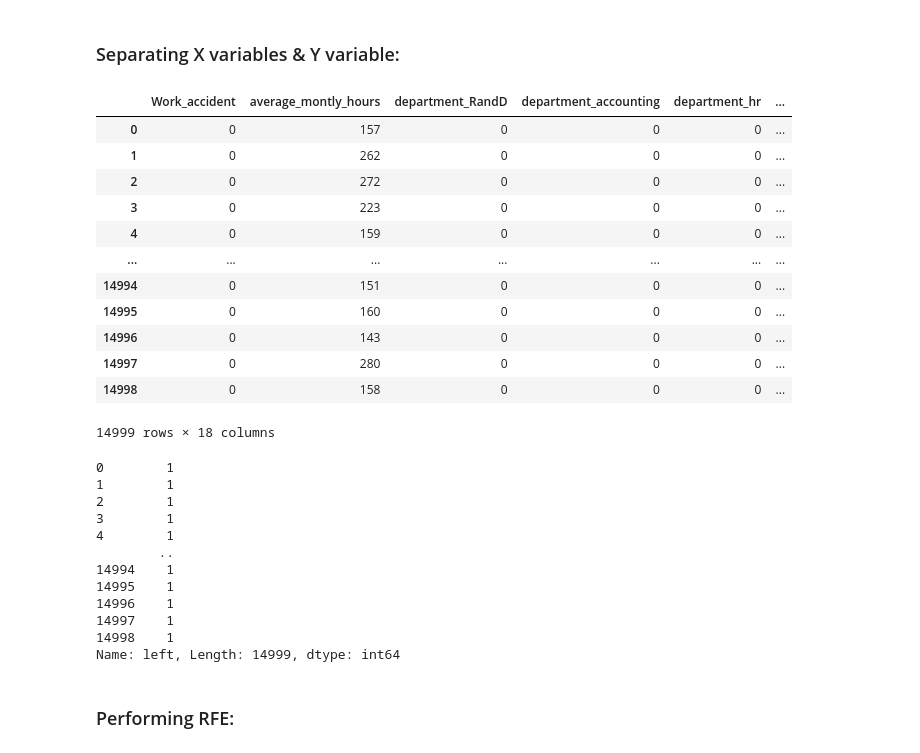
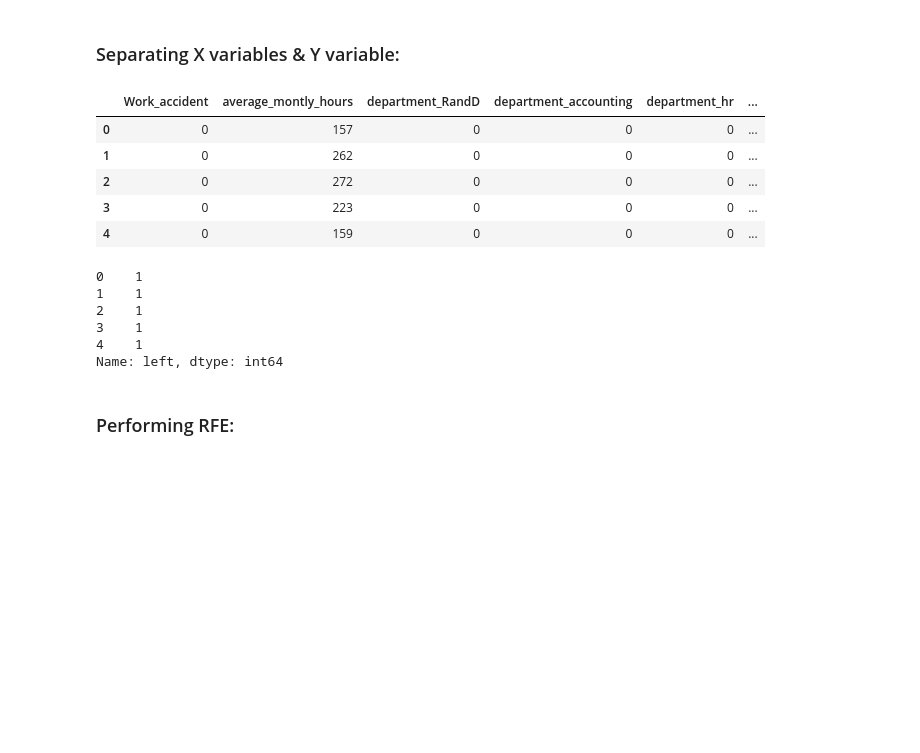
Before and after one commit to sakshisv/HR_Analytics_LogisticRegression, a Jupyter notebook: HR_Analytics_LogR.ipynb, the cells around one changed output. Cells and saved outputs as stored; diff of their text form; code cells hidden in the pictures; blank space fills up the shorter version.

```diff
--- a/HR_Analytics_LogR.ipynb
+++ b/HR_Analytics_LogR.ipynb
@@ -294,37 +287,24 @@ var_uni_reg
 ### Separating X variables & Y variable:
 # %%
 X = df1[df1.columns.difference(['left'])]
-X
+X.head()
 # %% [output]
 |  | Work_accident | average_montly_hours | department_RandD | department_accounting | department_hr | ... |
 | 0 | 0 | 157 | 0 | 0 | 0 | ... |
 | 1 | 0 | 262 | 0 | 0 | 0 | ... |
 | 2 | 0 | 272 | 0 | 0 | 0 | ... |
 | 3 | 0 | 223 | 0 | 0 | 0 | ... |
 | 4 | 0 | 159 | 0 | 0 | 0 | ... |
-| ... | ... | ... | ... | ... | ... | ... |
-| 14994 | 0 | 151 | 0 | 0 | 0 | ... |
-| 14995 | 0 | 160 | 0 | 0 | 0 | ... |
-| 14996 | 0 | 143 | 0 | 0 | 0 | ... |
-| 14997 | 0 | 280 | 0 | 0 | 0 | ... |
-| 14998 | 0 | 158 | 0 | 0 | 0 | ... |
-14999 rows × 18 columns
 # %%
 Y = df1.left
-Y
+Y.head()
 # %% [output]
-0        1
-1        1
-2        1
-3        1
-4        1
-        ..
-14994    1
-14995    1
-14996    1
-14997    1
-14998    1
-Name: left, Length: 14999, dtype: int64
+0    1
+1    1
+2    1
+3    1
+4    1
+Name: left, dtype: int64
 # %% [markdown]
 ### Performing RFE:
 # %%
```
Also changed, not shown: parts of 34 cells of this notebook.
